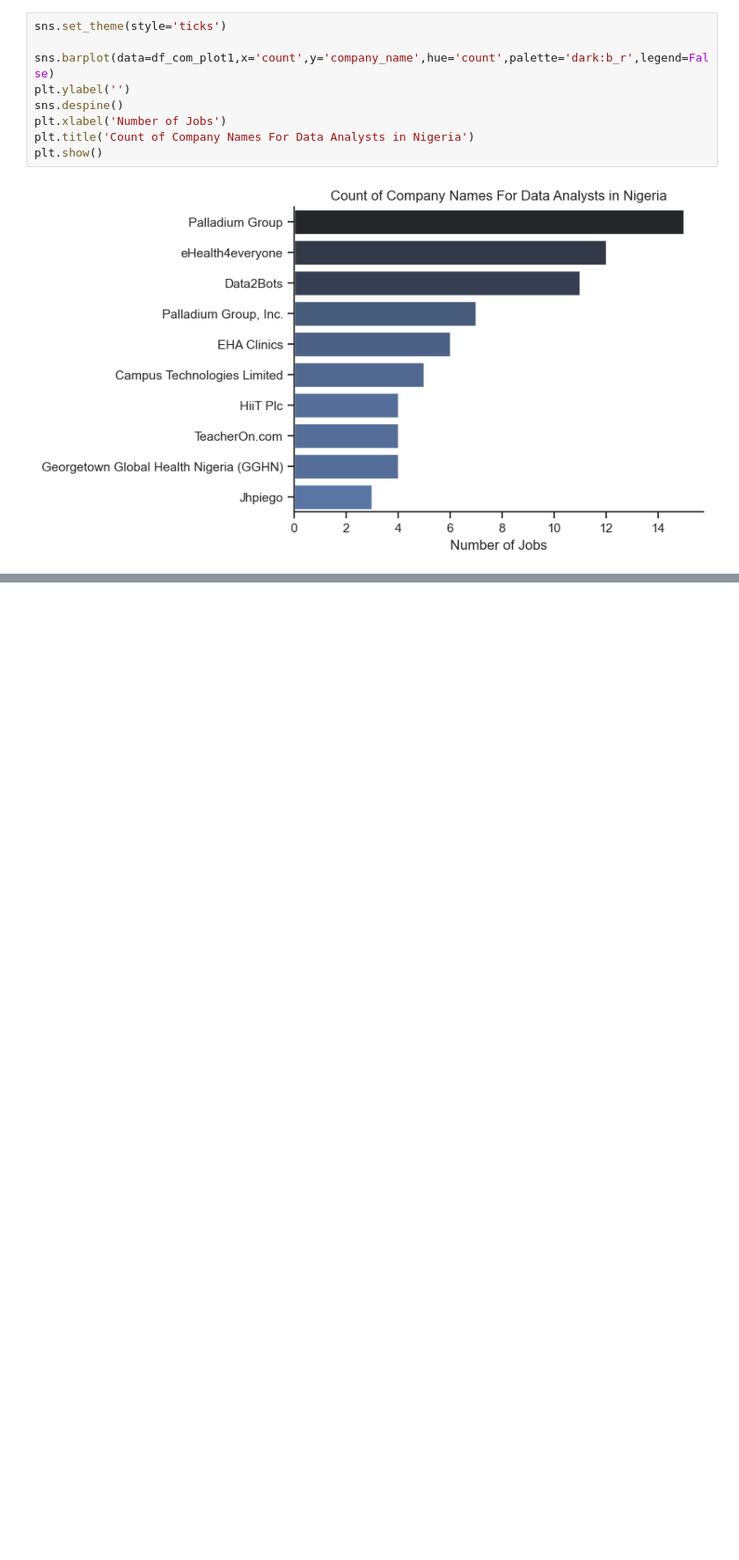
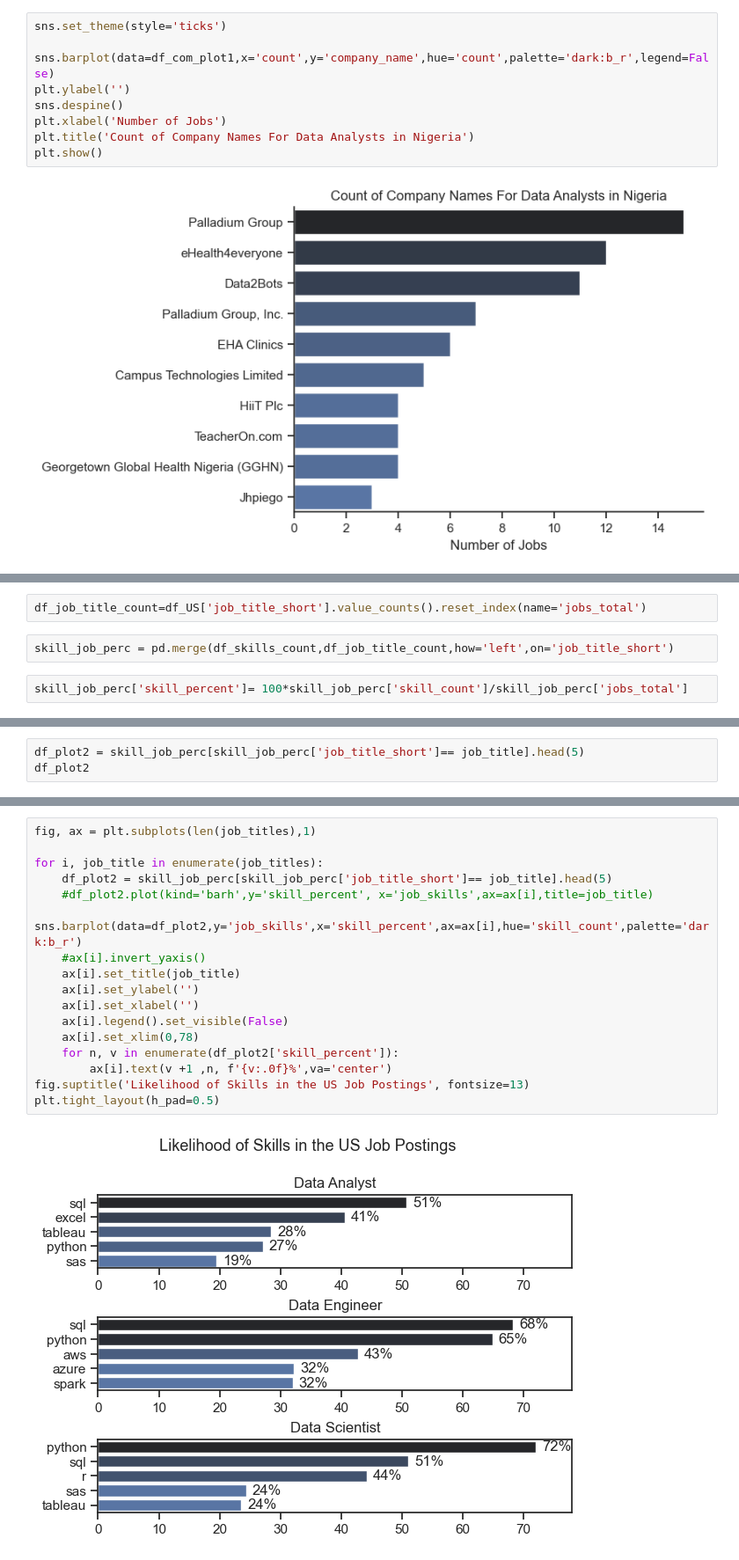
Before and after one commit to bfane/python_data_project, a Jupyter notebook: Python_project/1_EDA_intro.ipynb, the cells around one changed output, grey strips where cells are left out. Shown at 88% size. Drawn from its saved outputs; the diff is of its cells as text; blank space fills up the shorter version.

```diff
--- a/Python_project/1_EDA_intro.ipynb
+++ b/Python_project/1_EDA_intro.ipynb
@@ -169,0 +270,6 @@ plt.show()
+# %%
+df_job_title_count=df_US['job_title_short'].value_counts().reset_index(name='jobs_total')
+# %%
+skill_job_perc = pd.merge(df_skills_count,df_job_title_count,how='left',on='job_title_short')
+# %%
+skill_job_perc['skill_percent']= 100*skill_job_perc['skill_count']/skill_job_perc['jobs_total']
@@ -169,0 +292,3 @@ plt.show()
+# %%
+df_plot2 = skill_job_perc[skill_job_perc['job_title_short']== job_title].head(5)
+df_plot2
@@ -169,0 +302,19 @@ plt.show()
+# %%
+fig, ax = plt.subplots(len(job_titles),1)
+
+for i, job_title in enumerate(job_titles):
+    df_plot2 = skill_job_perc[skill_job_perc['job_title_short']== job_title].head(5)
+    #df_plot2.plot(kind='barh',y='skill_percent', x='job_skills',ax=ax[i],title=job_title)
+    sns.barplot(data=df_plot2,y='job_skills',x='skill_percent',ax=ax[i],hue='skill_count',palette='dark:b_r')
+    #ax[i].invert_yaxis()
+    ax[i].set_title(job_title)
+    ax[i].set_ylabel('')
+    ax[i].set_xlabel('')
+    ax[i].legend().set_visible(False)
+    ax[i].set_xlim(0,78)
+    for n, v in enumerate(df_plot2['skill_percent']):
+        ax[i].text(v +1 ,n, f'{v:.0f}%',va='center')
+fig.suptitle('Likelihood of Skills in the US Job Postings', fontsize=13)
+plt.tight_layout(h_pad=0.5)
+# %% [output]
+[figure, added]
```
Also changed, not shown: parts of 17 cells of this notebook, 2 other files.
